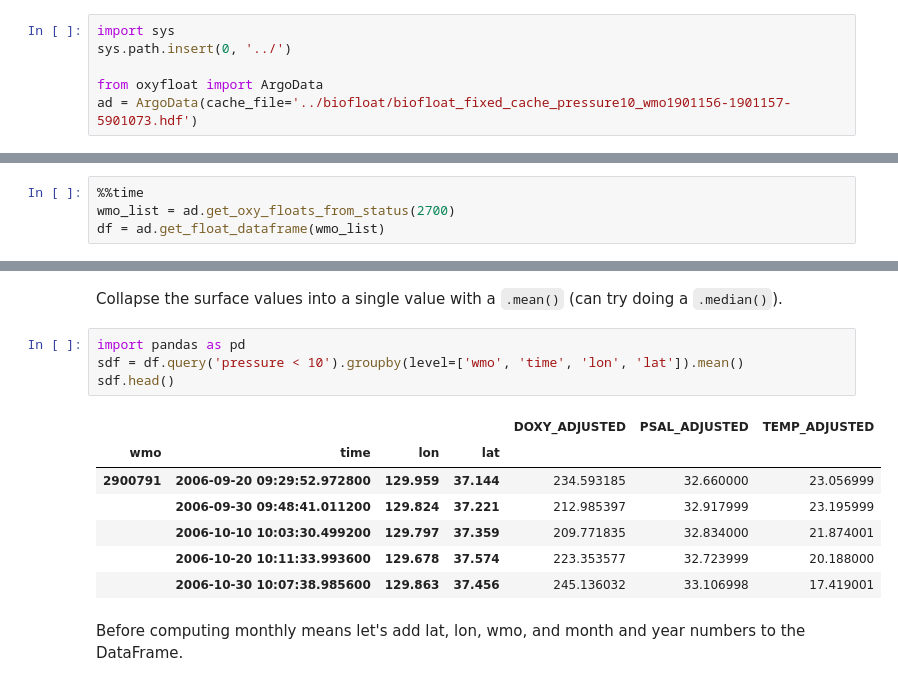
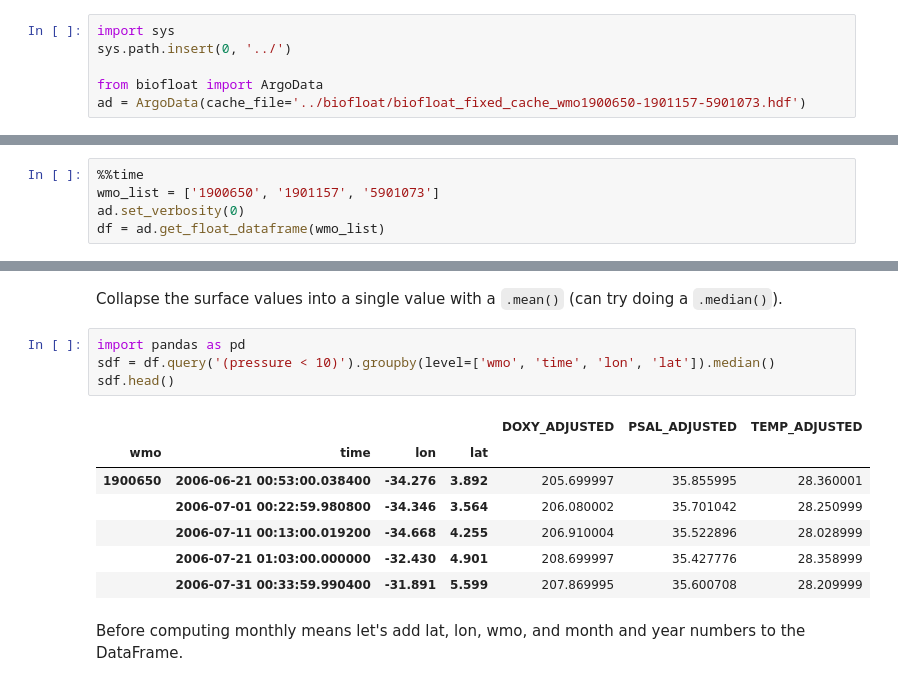
Before and after one commit to biofloat/biofloat, a Jupyter notebook: notebooks/explore_surface_oxygen_and_WOA.ipynb, the cells around one changed output, grey strips where cells are left out. Drawn from its saved outputs; the diff is of its cells as text.

```diff
--- a/notebooks/explore_surface_oxygen_and_WOA.ipynb
+++ b/notebooks/explore_surface_oxygen_and_WOA.ipynb
@@ -13,12 +13,13 @@ Add parent directory to the path and get an ArgoData object that uses the local
 import sys
 sys.path.insert(0, '../')
 
-from oxyfloat import ArgoData
-ad = ArgoData(cache_file='../biofloat/biofloat_fixed_cache_pressure10_wmo1901156-1901157-5901073.hdf')
+from biofloat import ArgoData
+ad = ArgoData(cache_file='../biofloat/biofloat_fixed_cache_wmo1900650-1901157-5901073.hdf')
 # %% [markdown]
 Get a Pandas DataFrame of all the data in this cache file.
 # %%
 %%time
-wmo_list = ad.get_oxy_floats_from_status(2700)
+wmo_list = ['1900650', '1901157', '5901073']
+ad.set_verbosity(0)
 df = ad.get_float_dataframe(wmo_list)
 # %% [output]
@@ -44,16 +68,16 @@ Populating the interactive namespace from numpy and matplotlib
 Collapse the surface values into a single value with a `.mean()` (can try doing a `.median()`).
 # %%
 import pandas as pd
-sdf = df.query('pressure < 10').groupby(level=['wmo', 'time', 'lon', 'lat']).mean()
+sdf = df.query('(pressure < 10)').groupby(level=['wmo', 'time', 'lon', 'lat']).median()
 sdf.head()
 # %% [output]
 |  |  |  |  | DOXY_ADJUSTED | PSAL_ADJUSTED | TEMP_ADJUSTED |
 | wmo | time | lon | lat |  |  |  |
-| 2900791 | 2006-09-20 09:29:52.972800 | 129.959 | 37.144 | 234.593185 | 32.660000 | 23.056999 |
-|  | 2006-09-30 09:48:41.011200 | 129.824 | 37.221 | 212.985397 | 32.917999 | 23.195999 |
-|  | 2006-10-10 10:03:30.499200 | 129.797 | 37.359 | 209.771835 | 32.834000 | 21.874001 |
-|  | 2006-10-20 10:11:33.993600 | 129.678 | 37.574 | 223.353577 | 32.723999 | 20.188000 |
-|  | 2006-10-30 10:07:38.985600 | 129.863 | 37.456 | 245.136032 | 33.106998 | 17.419001 |
+| 1900650 | 2006-06-21 00:53:00.038400 | -34.276 | 3.892 | 205.699997 | 35.855995 | 28.360001 |
+|  | 2006-07-01 00:22:59.980800 | -34.346 | 3.564 | 206.080002 | 35.701042 | 28.250999 |
+|  | 2006-07-11 00:13:00.019200 | -34.668 | 4.255 | 206.910004 | 35.522896 | 28.028999 |
+|  | 2006-07-21 01:03:00.000000 | -32.430 | 4.901 | 208.699997 | 35.427776 | 28.358999 |
+|  | 2006-07-31 00:33:59.990400 | -31.891 | 5.599 | 207.869995 | 35.600708 | 28.209999 |
 # %% [markdown]
 Before computing monthly means let's add lat, lon, wmo, and month and year numbers to the DataFrame.
 # %%
```
Also changed, not shown: parts of 19 cells of this notebook.
